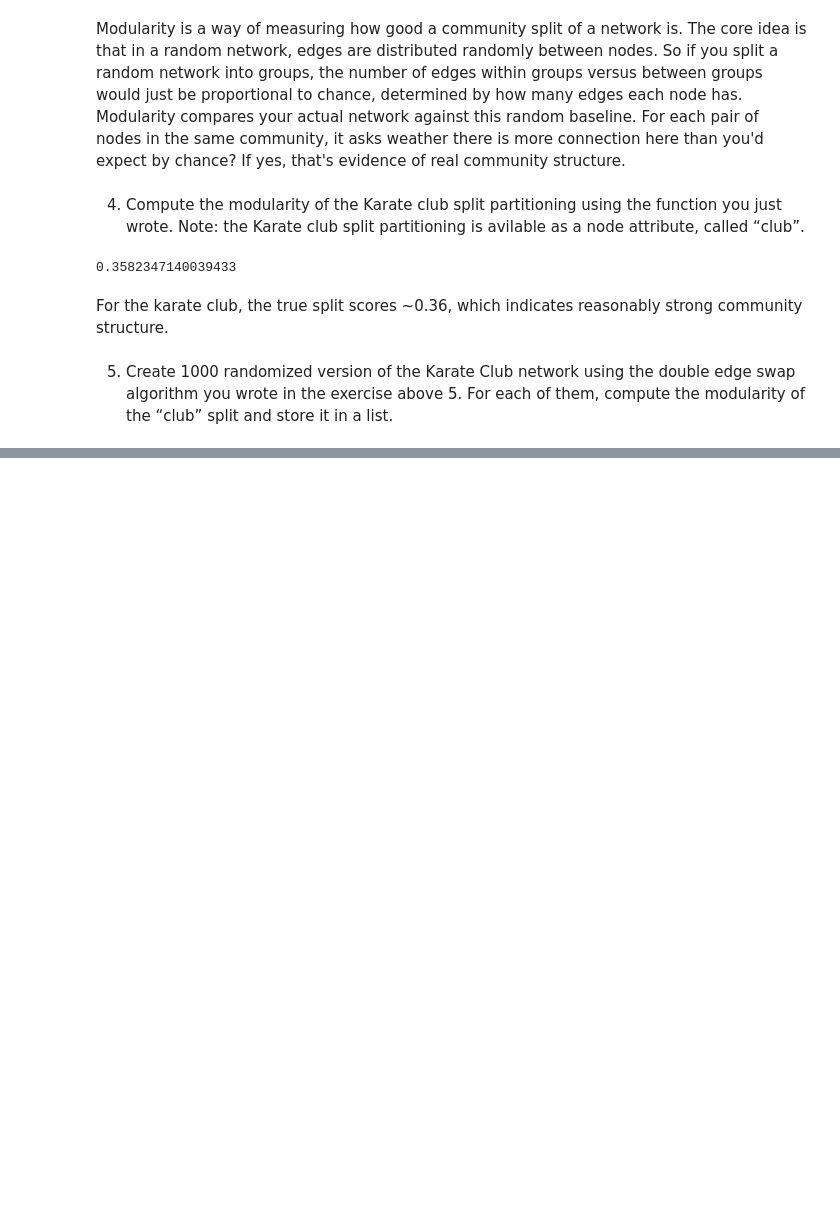
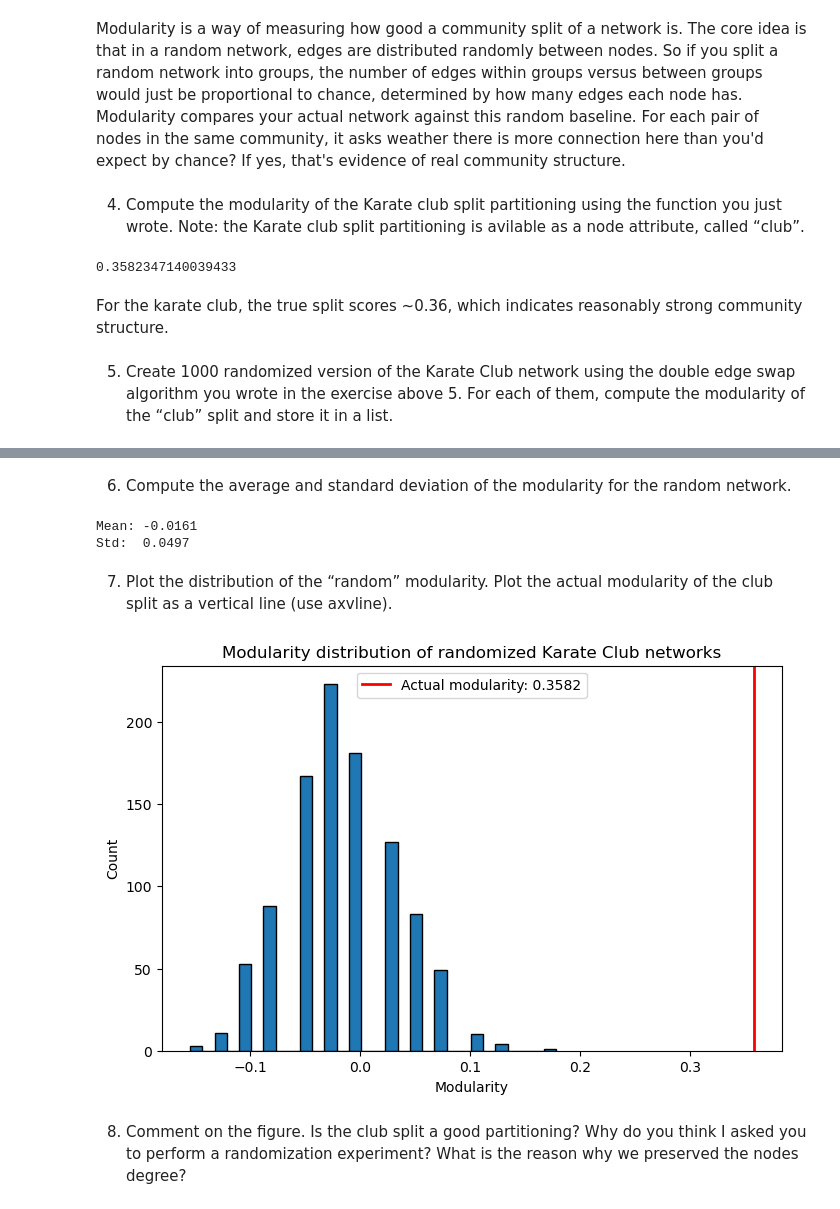
Before and after one commit to oggefaderen/CompSci, a Jupyter notebook: Week6/part3.ipynb, the cells around one changed output, grey strips where cells are left out. Drawn from its saved outputs; the diff is of its cells as text; code cells hidden in the pictures; blank space fills up the shorter version.

```diff
--- a/Week6/part3.ipynb
+++ b/Week6/part3.ipynb
@@ -168,3 +170,10 @@ def double_edge_swap(G):
                 edges.append((c, b))
                 swaps_done += 1
     return G_copy
+# %%
+rkc = []
+for i in range(1000):
+    G_random = double_edge_swap(G)
+    mod = compute_modularity(G_random, partition)
+    rkc.append(mod)
+rkc
@@ -170,0 +198,25 @@ def double_edge_swap(G):
+# %% [markdown]
+6. Compute the average and standard deviation of the modularity for the random network.
+# %%
+print(f"Mean: {np.mean(rkc):.4f}")
+print(f"Std:  {np.std(rkc):.4f}")
+# %% [output]
+Mean: -0.0161
+Std:  0.0497
+# %% [markdown]
+7. Plot the distribution of the “random” modularity. Plot the actual modularity of the club split as a vertical line (use axvline).
+# %%
+actual_mod = compute_modularity(G, partition)
+
+plt.figure(figsize=(8, 5))
+plt.hist(rkc, bins=30, edgecolor='black')
+plt.axvline(actual_mod, color='red', linewidth=2, label=f'Actual modularity: {actual_mod:.4f}')
+plt.xlabel('Modularity')
+plt.ylabel('Count')
+plt.title('Modularity distribution of randomized Karate Club networks')
+plt.legend()
+plt.show()
+# %% [output]
+[figure, added]
+# %% [markdown]
+8. Comment on the figure. Is the club split a good partitioning? Why do you think I asked you to perform a randomization experiment? What is the reason why we preserved the nodes degree?
```
Also changed, not shown: parts of 8 cells of this notebook, 1 other file.
